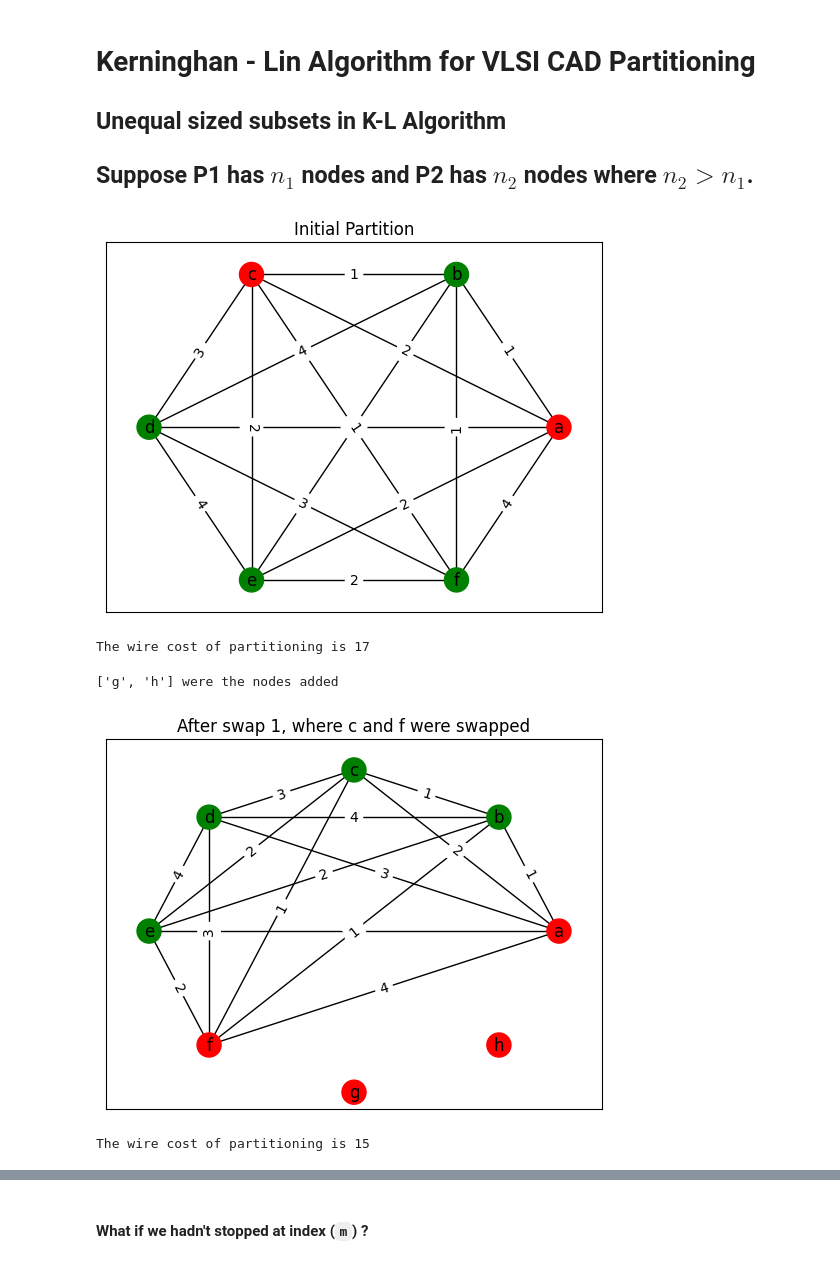
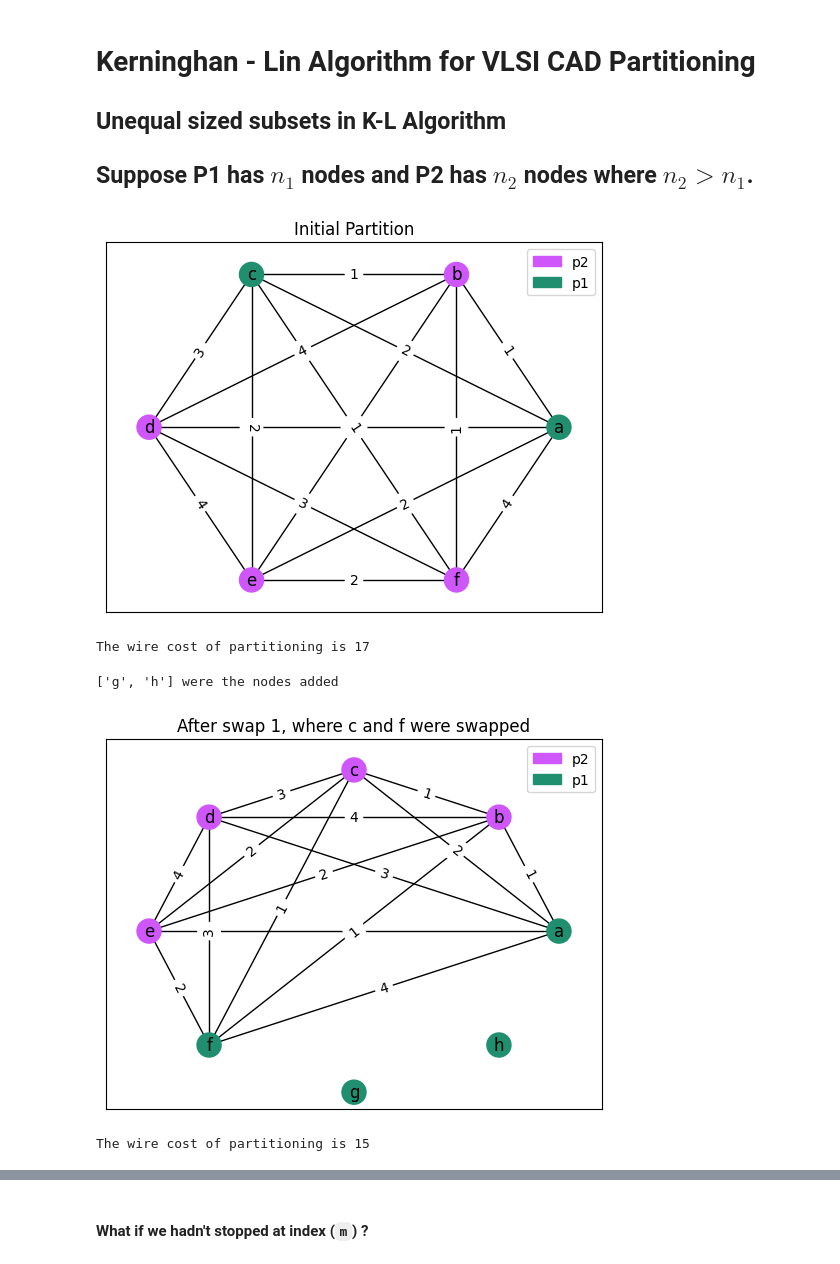
Before and after one commit to rohankalbag/vlsi-circuit-partitioning-algorithms, a Jupyter notebook: kerninghan_lin_unequal_partitions.ipynb, the cells around one changed output, grey strips where cells are left out. Cells and saved outputs as stored; diff of their text form; code cells hidden in the pictures.

Commit message:
Added legend and plotter

```diff
--- a/kerninghan_lin_unequal_partitions.ipynb
+++ b/kerninghan_lin_unequal_partitions.ipynb
@@ -7,7 +7,9 @@
 # %%
 import networkx as nx
 import matplotlib.pyplot as plt
+import matplotlib.patches as mpatches
 import numpy as np
+import random
 
 class Graph:
     def __init__(self):
@@ -70,6 +72,10 @@ class Graph:
 class GraphVisualizer:
     def __init__(self):
         self.G = nx.Graph()
+        self.colors = {}
+
+    def reset(self):
+        self.G = nx.Graph()
 
     def addEdges(self, graph):
         self.graph = graph
@@ -80,13 +86,27 @@ class GraphVisualizer:
 
     def visualize(self, text="Network Visualized"):
         nodes = self.graph.nodes
-        p1 = [i for i in nodes if self.graph.node_affiliation[i] == 'p1']
-        colors = ['red' if n in p1 else 'green' for n in list(self.G.nodes)]
+        p = list(set(self.graph.node_affiliation.values()))
+
+        partitions = []
+
+        for k in p:
+            partitions.append([i for i in nodes if self.graph.node_affiliation[i] == k])
+            if k not in self.colors.keys():
+                self.colors[k] = '#%06X' % random.randint(0, 0xFFFFFF)
+
+
+        node_colors = [self.colors[self.graph.node_affiliation[n]] for n in list(self.G.nodes)]
         pos = nx.circular_layout(self.G)
-        nx.draw_networkx(self.G, pos, node_color = colors)
+        nx.draw_networkx(self.G, pos, node_color = node_colors)
         labels = nx.get_edge_attributes(self.G, 'weight')
         nx.draw_networkx_edge_labels(self.G, pos, edge_labels=labels)
         plt.title(text)
+
+        legend_handles = []
+        for i in p:
+            legend_handles.append(mpatches.Patch(color=self.colors[i], label=i))
+        plt.legend(handles=legend_handles)
         plt.show()
 # %%
 def kerninghan_lin(graph):
@@ -177,7 +197,7 @@ gv.addEdges(graph)
 gv.visualize("Initial Partition")
 print("The wire cost of partitioning is",graph.get_cost())
 # %% [output]
-[figure, old version]
+[figure, new version]
 The wire cost of partitioning is 17
 # %%
 import string
@@ -207,19 +227,19 @@ def uneq_kerninghan_lin(graph):
 # %%
 swaps,m, addednodes = uneq_kerninghan_lin(graph)
 
 k = 0
 
 while(k <= m):
     p = swaps[k]
     graph.node_affiliation[p[0]], graph.node_affiliation[p[1]] = graph.node_affiliation[p[1]], graph.node_affiliation[p[0]]
-    gv = GraphVisualizer()
+    gv.reset()
     gv.addEdges(graph)
     gv.visualize(f"After swap {k+1}, where {p[0]} and {p[1]} were swapped")
     print("The wire cost of partitioning is",graph.get_cost())
     k += 1
 # %% [output]
 ['g', 'h'] were the nodes added
-[figure, old version]
+[figure, new version]
 The wire cost of partitioning is 15
 # %%
 for x in addednodes:
```
Also changed, not shown: parts of 3 cells of this notebook, 1 other file.
